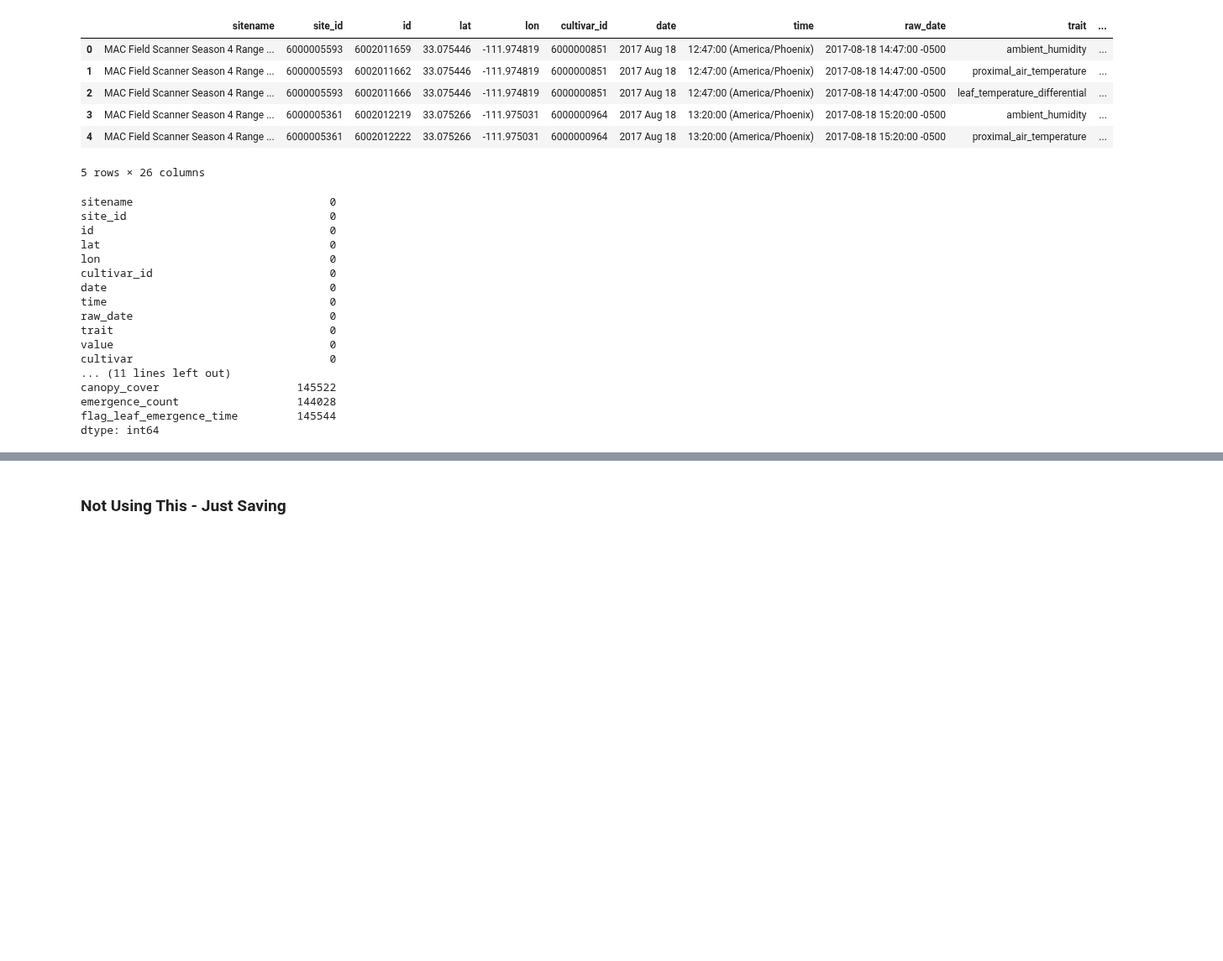
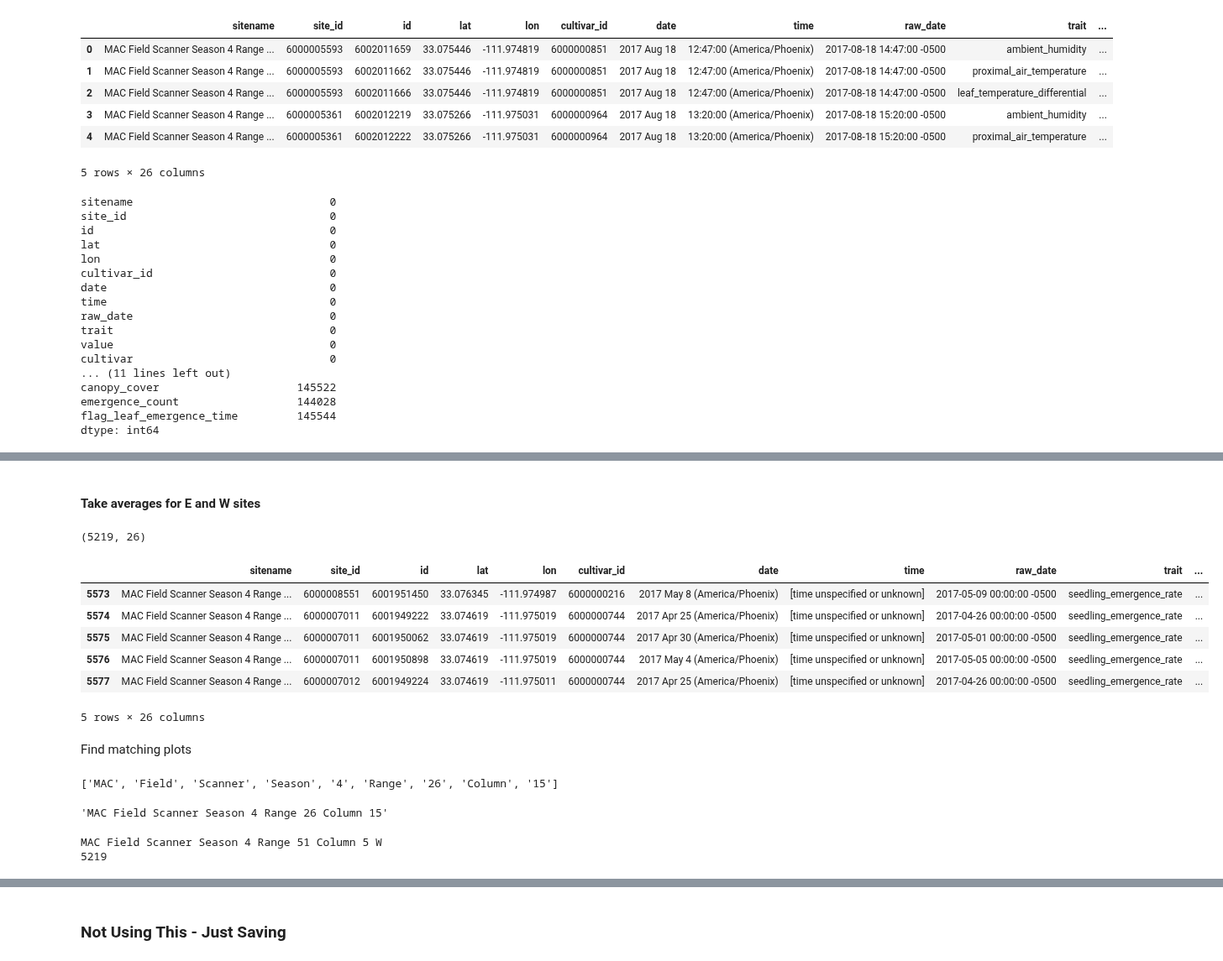
Before and after one commit to genophenoenvo/terraref-datasets, a Jupyter notebook: notebooks/season_4_pheno_table_2.ipynb, the cells around one changed output, grey strips where cells are left out. Shown at 84% size. Cells and saved outputs as stored; diff of their text form; code cells hidden in the pictures; blank space fills up the shorter version.

```diff
--- a/notebooks/season_4_pheno_table_2.ipynb
+++ b/notebooks/season_4_pheno_table_2.ipynb
@@ -528,3 +529,7 @@ canopy_cover                     145522
 emergence_count                  144028
 flag_leaf_emergence_time         145544
 dtype: int64
+# %%
+sitenames = df.sitename.values
+print(sitenames[0])
+print(len(sitenames))
@@ -530,0 +539,12 @@ dtype: int64
+# %%
+this_is_an_empty_string = ' '
+string_names = []
+for name in sitenames:
+
+    new_name_list = name.split(' ')[:9]
+    # print(new_name_list)
+    new_name = this_is_an_empty_string.join(new_name_list)
+    # print(new_name)
+    string_names.append(new_name)
+
+string_names[:10]
@@ -530,0 +566,3 @@ dtype: int64
+# %%
+df['string_names_no_e_w'] = string_names
+df.head()
@@ -530,0 +577,4 @@ dtype: int64
+# %%
+# fill NaNs with empty string
+
+df.fillna(value=' ', axis=1, inplace=True)
@@ -530,0 +666,34 @@ dtype: int64
+# %% [markdown]
+#### Take averages for E and W sites
+# %%
+e_w_sites = df.loc[(df.sitename.str.endswith(' E')) | (df.sitename.str.endswith(' W'))]
+print(e_w_sites.shape)
+e_w_sites.head()
+# %% [output]
+(5219, 26)
+|  | sitename | site_id | id | lat | lon | cultivar_id | date | time | raw_date | trait | ... |
+| 5573 | MAC Field Scanner Season 4 Range ... | 6000008551 | 6001951450 | 33.076345 | -111.974987 | 6000000216 | 2017 May 8 (America/Phoenix) | [time unspecified or unknown] | 2017-05-09 00:00:00 -0500 | seedling_emergence_rate | ... |
+| 5574 | MAC Field Scanner Season 4 Range ... | 6000007011 | 6001949222 | 33.074619 | -111.975019 | 6000000744 | 2017 Apr 25 (America/Phoenix) | [time unspecified or unknown] | 2017-04-26 00:00:00 -0500 | seedling_emergence_rate | ... |
+| 5575 | MAC Field Scanner Season 4 Range ... | 6000007011 | 6001950062 | 33.074619 | -111.975019 | 6000000744 | 2017 Apr 30 (America/Phoenix) | [time unspecified or unknown] | 2017-05-01 00:00:00 -0500 | seedling_emergence_rate | ... |
+| 5576 | MAC Field Scanner Season 4 Range ... | 6000007011 | 6001950898 | 33.074619 | -111.975019 | 6000000744 | 2017 May 4 (America/Phoenix) | [time unspecified or unknown] | 2017-05-05 00:00:00 -0500 | seedling_emergence_rate | ... |
+| 5577 | MAC Field Scanner Season 4 Range ... | 6000007012 | 6001949224 | 33.074619 | -111.975011 | 6000000744 | 2017 Apr 25 (America/Phoenix) | [time unspecified or unknown] | 2017-04-26 00:00:00 -0500 | seedling_emergence_rate | ... |
+5 rows × 26 columns
+# %% [markdown]
+Find matching plots
+# %%
+test_name = df.iloc[0].sitename.split(' ')[:9]
+test_name
+# %% [output]
+['MAC', 'Field', 'Scanner', 'Season', '4', 'Range', '26', 'Column', '15']
+# %%
+this_is_an_empty_string = ' '
+this_is_an_empty_string.join(test_name)
+# %% [output]
+'MAC Field Scanner Season 4 Range 26 Column 15'
+# %%
+sitenames = e_w_sites.sitename.values
+print(sitenames[0])
+print(len(sitenames))
+# %% [output]
+MAC Field Scanner Season 4 Range 51 Column 5 W
+5219
```
Also changed, not shown: parts of 33 cells of this notebook.
